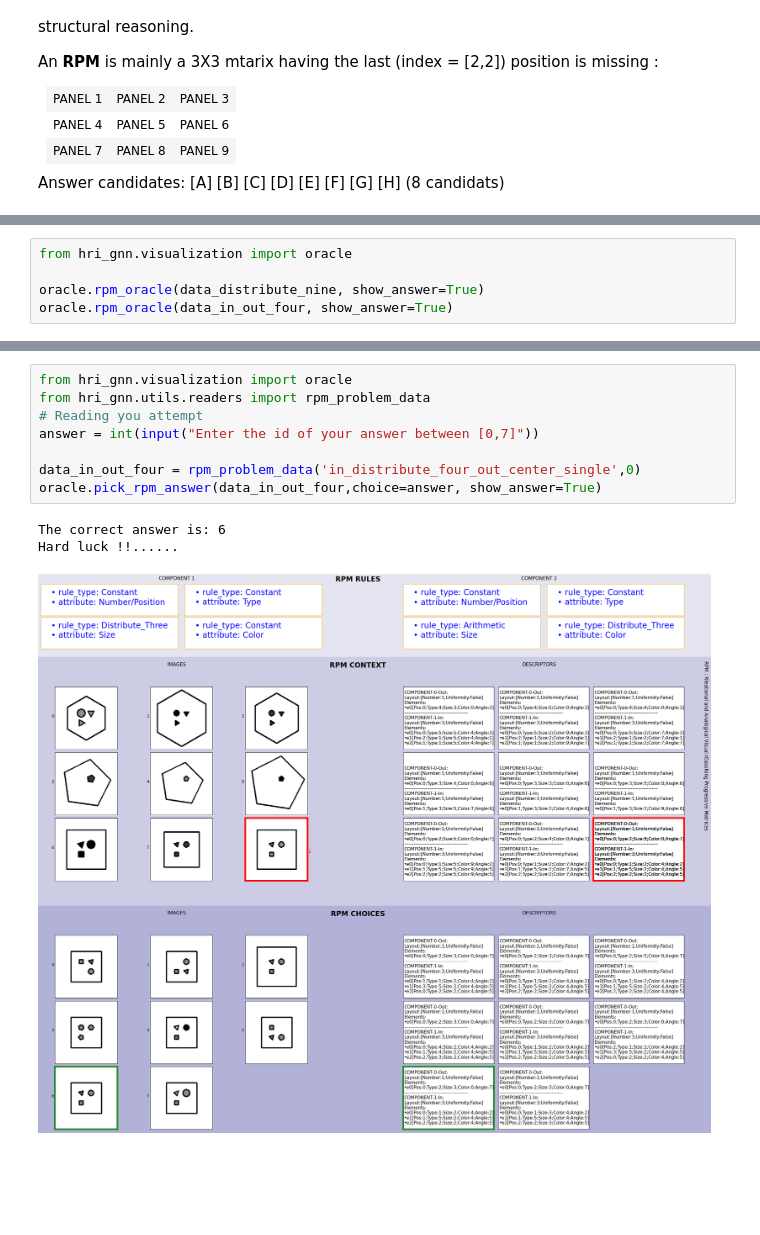
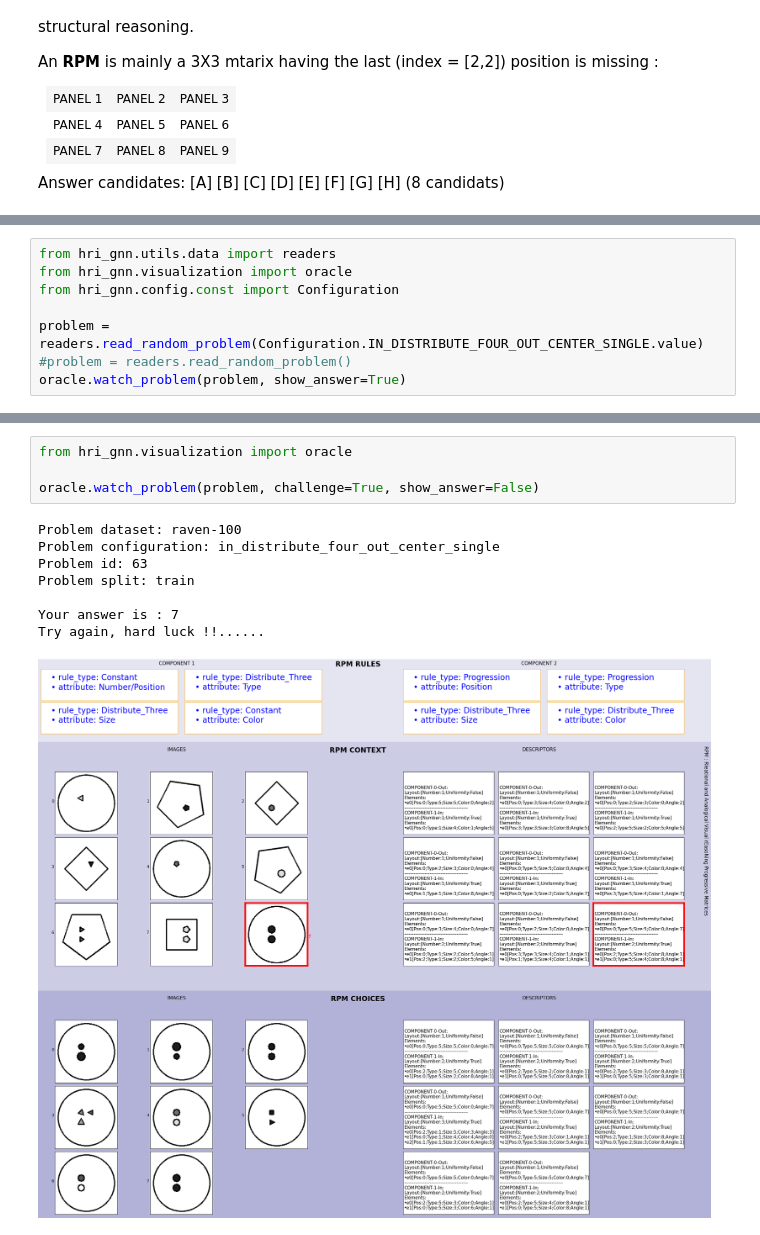
Before and after one commit to DhiaEddineSaidi/HRI-GNN, a Jupyter notebook: notebooks/data_exploration_and_preparation.ipynb, the cells around one changed output, grey strips where cells are left out. Saved outputs shown, nothing was run; the diff lists cells and outputs as text; blank space fills up the shorter version.

```diff
--- a/notebooks/data_exploration_and_preparation.ipynb
+++ b/notebooks/data_exploration_and_preparation.ipynb
@@ -279,6 +274,9 @@ data_up_down = rpm_problem_data('up_center_single_down_center_single',0)
 # %%
+from hri_gnn.utils.data import readers
 from hri_gnn.visualization import oracle
+from hri_gnn.config.const import Configuration
 
-oracle.rpm_oracle(data_distribute_nine, show_answer=True)
-oracle.rpm_oracle(data_in_out_four, show_answer=True)
+problem = readers.read_random_problem(Configuration.IN_DISTRIBUTE_FOUR_OUT_CENTER_SINGLE.value)
+#problem = readers.read_random_problem()
+oracle.watch_problem(problem, show_answer=True)
 # %% [output]
@@ -296,13 +297,14 @@ The correct answer is: 6
 ***You can challaenge the Oracle by picking an answer and see what happens***
 # %%
 from hri_gnn.visualization import oracle
-from hri_gnn.utils.readers import rpm_problem_data
-# Reading you attempt
-answer = int(input("Enter the id of your answer between [0,7]"))
 
-data_in_out_four = rpm_problem_data('in_distribute_four_out_center_single',0)
-oracle.pick_rpm_answer(data_in_out_four,choice=answer, show_answer=True)
+oracle.watch_problem(problem, challenge=True, show_answer=False)
 # %% [output]
-The correct answer is: 6
-Hard luck !!......
+Problem dataset: raven-100
+Problem configuration: in_distribute_four_out_center_single
+Problem id: 63
+Problem split: train
+
+Your answer is : 7
+Try again, hard luck !!......
-[figure, old version]
+[figure, new version]
```
Also changed, not shown: parts of 23 cells of this notebook.
